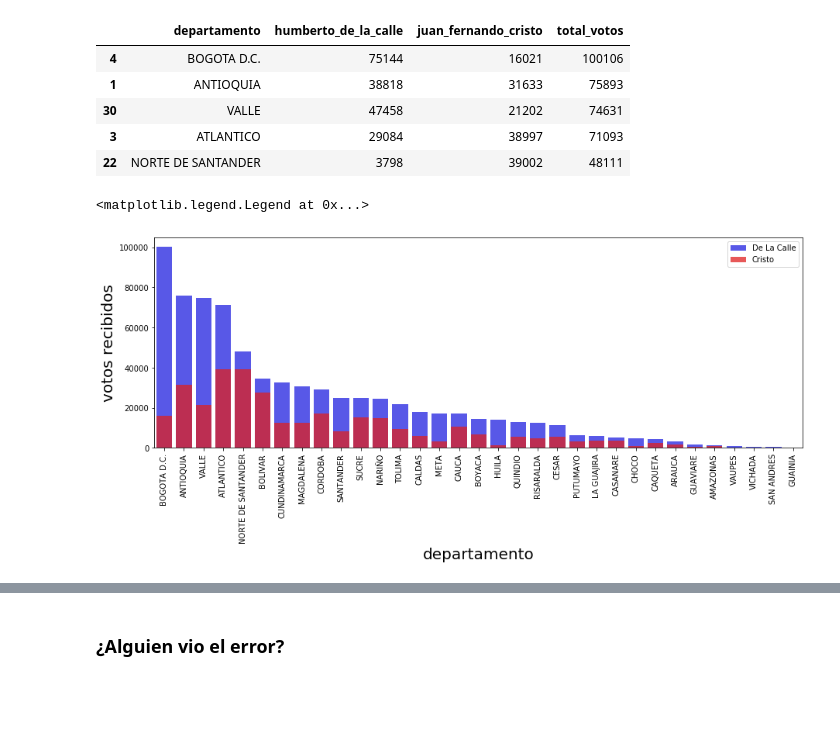
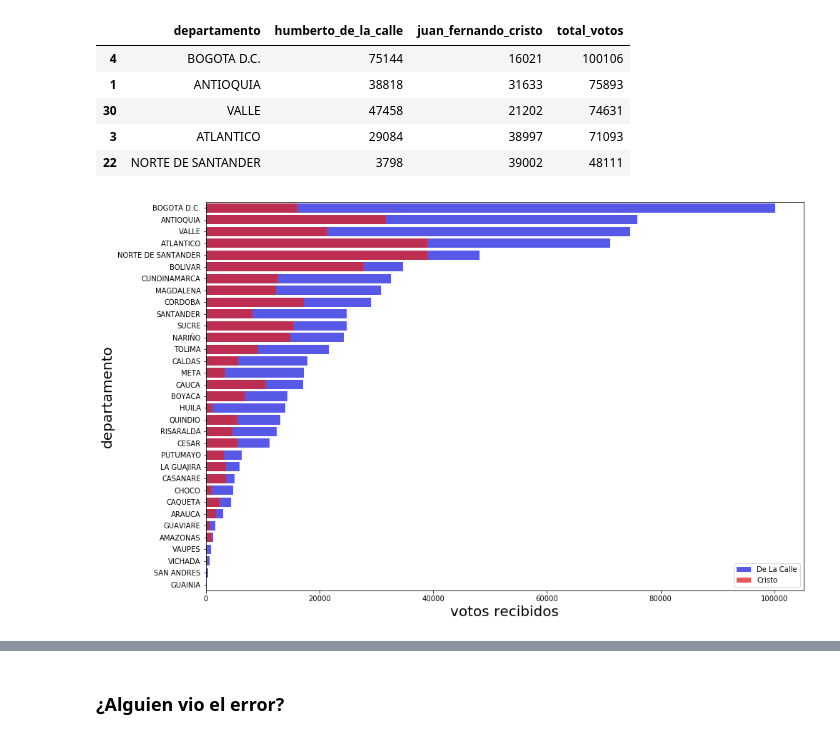
Before and after one commit to el-uniandino/periodismo_datos_101, a Jupyter notebook: mod2.ipynb, the cells around one changed output, grey strips where cells are left out. Cells and saved outputs as stored; diff of their text form; code cells hidden in the pictures; blank space fills up the shorter version.

```diff
--- a/mod2.ipynb
+++ b/mod2.ipynb
@@ -228,8 +190,11 @@ df_liberal.iloc[2]['votos_nulos']
-# %%
-df_liberal["votos_nulos"] = df_liberal["votos_nulos"].apply(lambda x: x.strip())
+# %%
+def clean(x):
+    resp = int(x.replace(',','').replace('-','0').strip())
+    return resp
 # %%
+# Limpiar
 for column in df_liberal.columns[4:9]:
-    df_liberal[column] = df_liberal[column].apply(lambda x: int(x.strip().replace('-','0').replace(',','')))
+    df_liberal[column] = df_liberal[column].apply(clean)
 # %%
 df_liberal.head()
 # %% [output]
@@ -401,34 +340,33 @@ temp.sort_values(by='total_votos',ascending=False).head(5)
 # %%
 #plot
 import seaborn as sns
 import matplotlib.pyplot as plt
 
-plt.figure(figsize=(15,5))
+plt.figure(figsize=(15,10))
 ax = plt.subplot(1,1,1)
-sns.barplot(x='departamento',
-            y='total_votos',
+sns.barplot(y='departamento',
+            x='total_votos',
             data=temp.sort_values(by='total_votos',
                                   ascending=False),
             color='blue',
             label='De La Calle',
             alpha=0.75,
             ax=ax)
 
 ax.tick_params(axis='x',
-               labelrotation=90)
+               labelrotation=0)
 
-sns.barplot(x='departamento',
-            y='juan_fernando_cristo',
+sns.barplot(y='departamento',
+            x='juan_fernando_cristo',
             data=temp.sort_values(by='total_votos',
                                   ascending=False),
             color='red',
             label='Cristo',
             alpha=0.75,
             ax=ax)
-ax.set_ylabel('votos recibidos',fontsize=20)
-ax.set_xlabel('departamento',fontsize=20)
+ax.set_ylabel('departamento',fontsize=20)
+ax.set_xlabel('votos recibidos',fontsize=20)
 ax.legend()
-#ax1.tick_params(axis='x',labelrotation=90)
+plt.show()
 # %% [output]
-<matplotlib.legend.Legend at 0x...>
-[figure, old version]
+[figure, new version]
```
Also changed, not shown: parts of 75 cells of this notebook, 10 other files.
